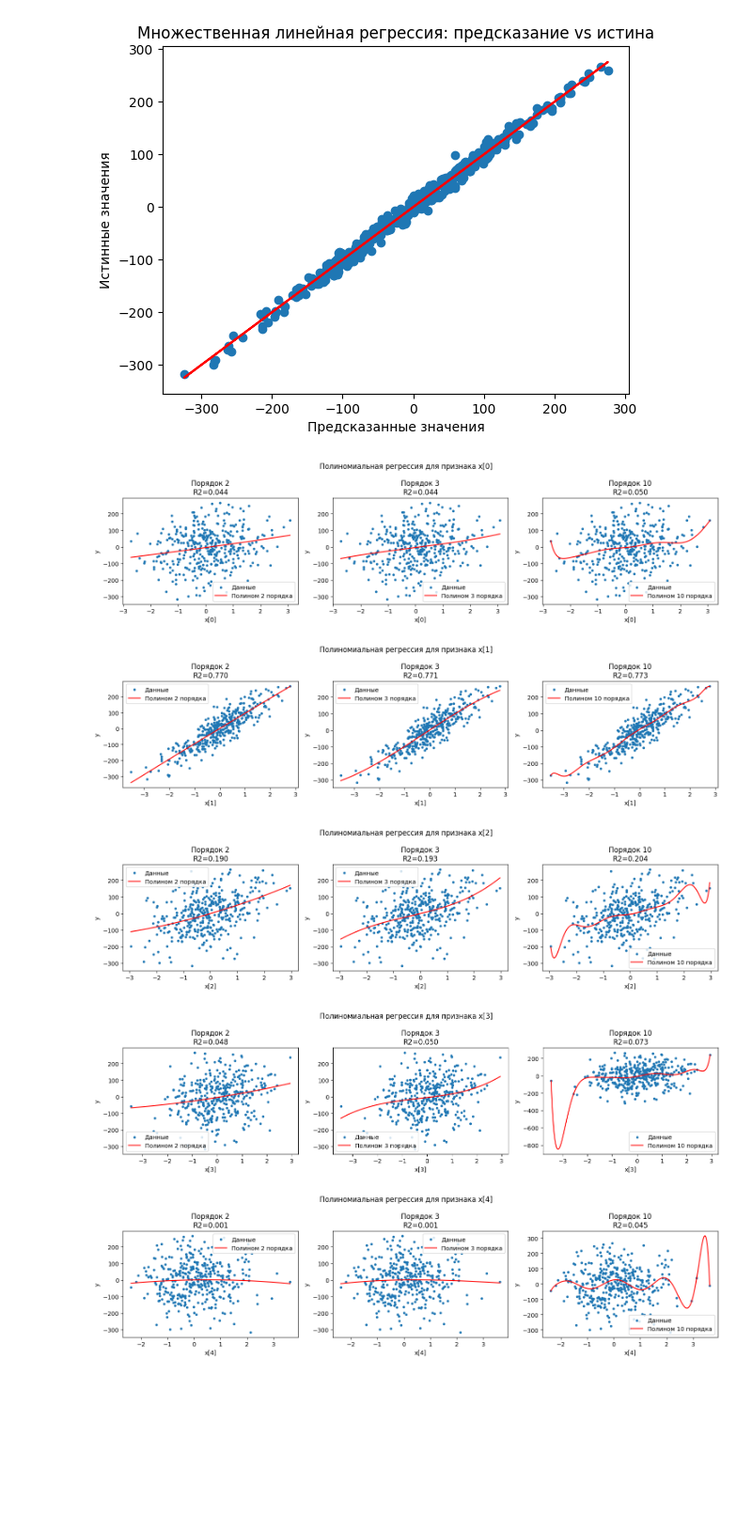
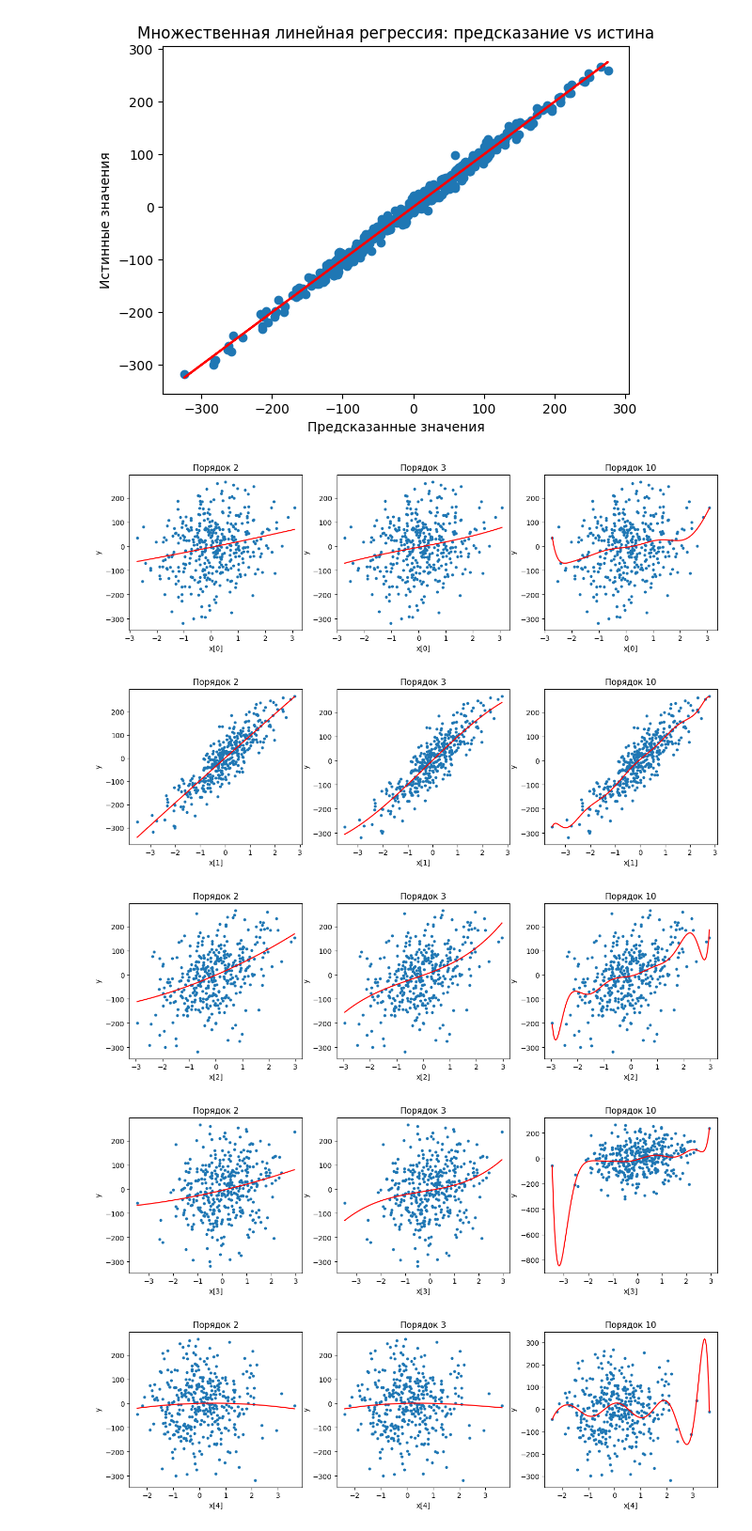
Before and after one commit to nexxy06/misis_ml_course, a Jupyter notebook: ML1.2 multivariate/1.2ml.ipynb, the cells around one changed output. Shown at 94% size. Saved outputs shown, nothing was run; the diff lists cells and outputs as text; code cells hidden in the pictures; blank space fills up the shorter version.

```diff
--- a/ML1.2 multivariate/1.2ml.ipynb
+++ b/ML1.2 multivariate/1.2ml.ipynb
@@ -200,41 +200,53 @@ model.plot(x, y)
 [figure]
 # %%
 from sklearn.preprocessing import PolynomialFeatures
+from sklearn.metrics import mean_absolute_error, mean_squared_error
+import time
 
 orders = [2, 3, 10]
 results = []
 
 for col in x.columns:
     plt.figure(figsize=(15, 4))
     for i, order in enumerate(orders, 1):
         poly = PolynomialFeatures(order)
-        X_poly = poly.fit_transform(x[[col]])
+        X_poly = poly.fit_transform(x[[col]]) # создаёт таблицу с признаками x^0, x^1, x^2...
+
+
         model = LinearRegression()
+        start = time.time()
         model.fit(X_poly, y)
+        elapsed = time.time() - start
+        y_pred = model.predict(X_poly)
         r2 = model.score(X_poly, y)
-        results.append({'Признак': col, 'Порядок': order, 'R2': r2})
+        mae = mean_absolute_error(y, y_pred)
+        mse = mean_squared_error(y, y_pred)
+        results.append({
+            'Признак': col,
+            'Порядок': order,
+            'R2': r2,
+            'MAE': mae,
+            'MSE': mse,
+            'Время': elapsed
+        })
 
         plt.subplot(1, len(orders), i)
-        plt.scatter(x[col], y, s=10, label='Данные')
+        plt.scatter(x[col], y, s=10)
         xx = np.linspace(x[col].min(), x[col].max(), 200).reshape(-1, 1)
         yy = model.predict(poly.transform(xx))
-        plt.plot(xx, yy, 'r', label=f'Полином {order} порядка')
+        plt.plot(xx, yy, 'r')
         plt.xlabel(f"x[{col}]")
         plt.ylabel("y")
-        plt.title(f"Порядок {order}\nR2={r2:.3f}")
-        plt.legend()
-    plt.suptitle(f"Полиномиальная регрессия для признака x[{col}]")
-    plt.tight_layout()
+        plt.title(f"Порядок {order}")
     plt.show()
 
-# Таблица R2
 summary = pd.DataFrame(results)
-display(summary.pivot(index='Признак', columns='Порядок', values='R2'))
+display(summary.pivot(index='Признак', columns='Порядок', values=['R2', 'MAE', 'MSE', 'Время']))
 
-print("Чем выше порядок полинома, тем выше R2, но при больших порядках (например, 10) модель может переобучаться и плохо обобщать данные. Обычно достаточно 2-3 порядка для реальных задач.")
+print("Время обучения и качество модели увеличиваются с ростом степени полинома. Высокие степени дают лучший R2, но могут переобучаться и требуют больше времени. MAE и MSE также уменьшаются, но не всегда существенно. Для практики обычно достаточно 2-3 порядка.")
 # %% [output]
-[figure, old version]
+[figure, new version]
-[figure, old version]
+[figure, new version]
-[figure, old version]
+[figure, new version]
-[figure, old version]
+[figure, new version]
-[figure, old version]
+[figure, new version]
```
Also changed, not shown: parts of 1 cell of this notebook.
